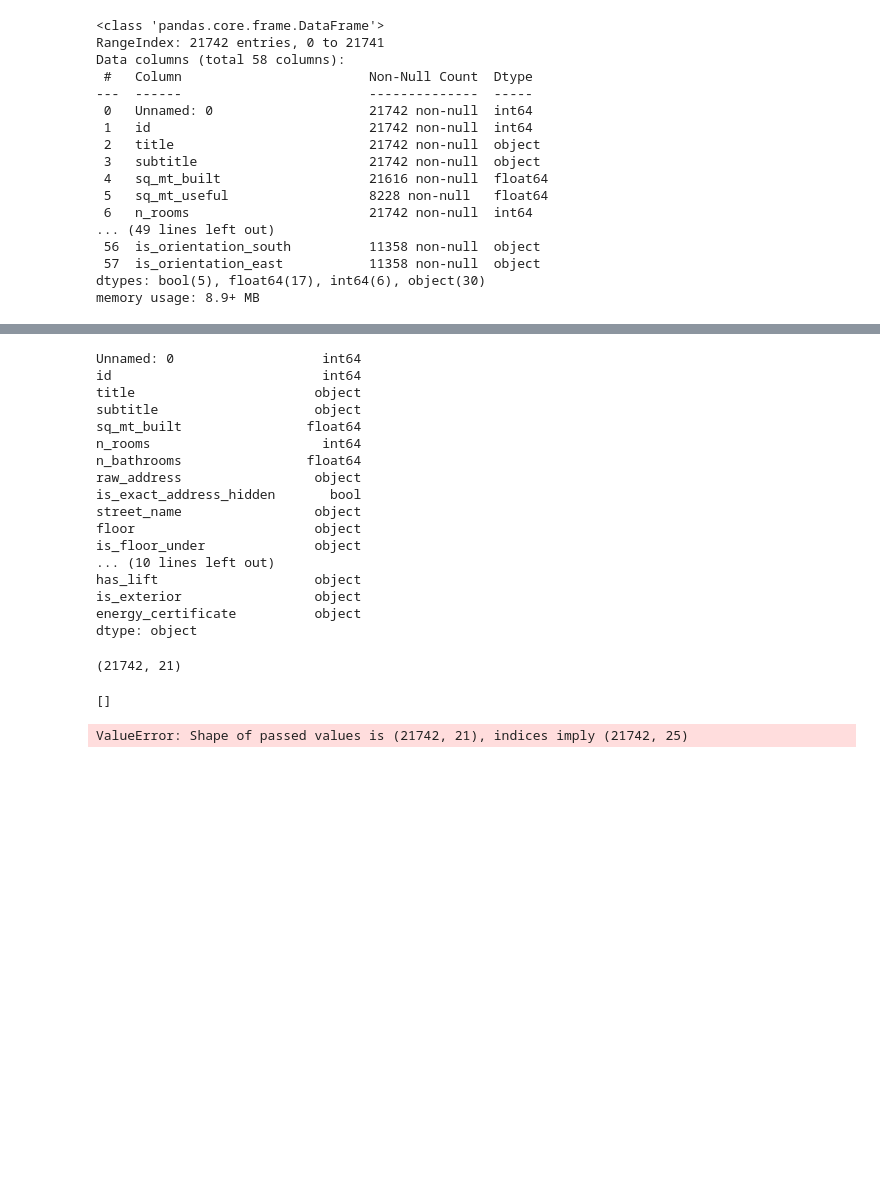
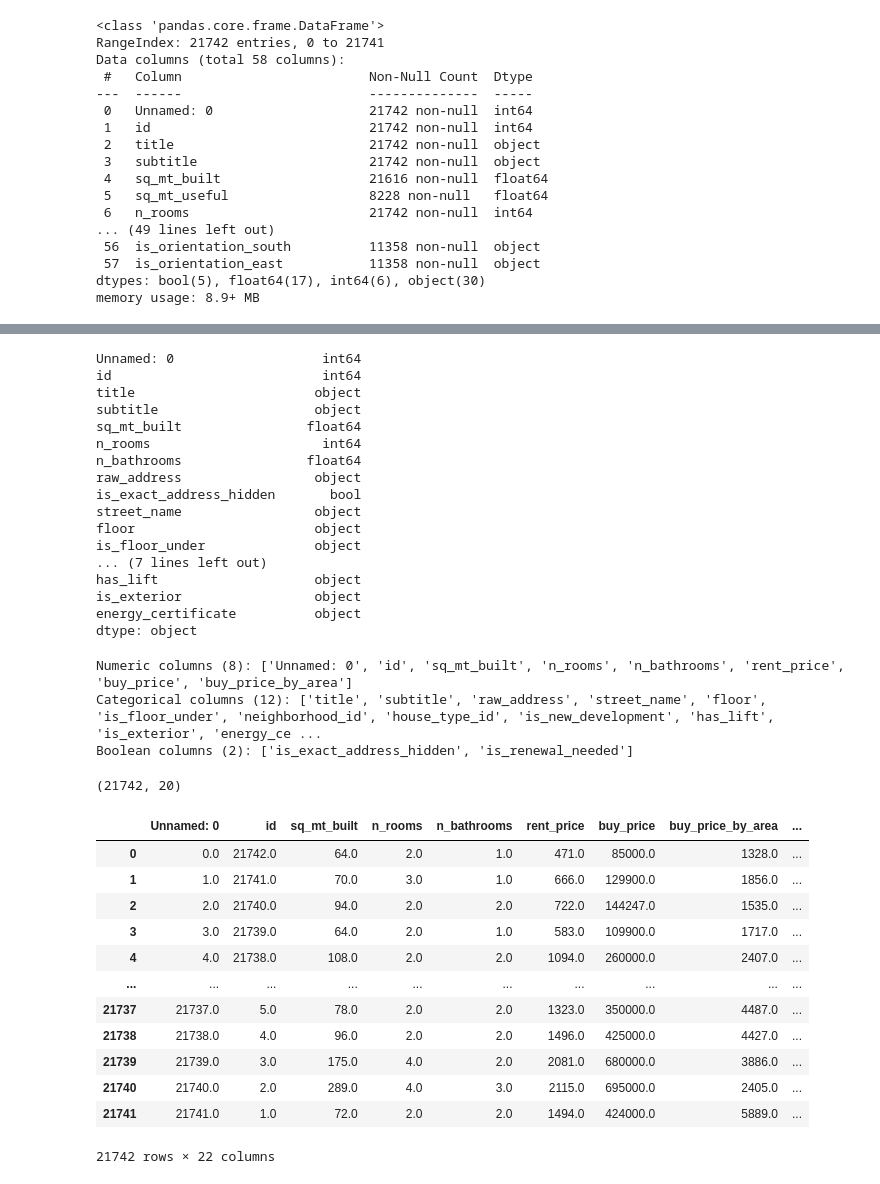
Before and after one commit to helio-aubrun/apartment-hunter, a Jupyter notebook: nett.ipynb, the cells around one changed output, grey strips where cells are left out. Cells and saved outputs as stored; diff of their text form; code cells hidden in the pictures; blank space fills up the shorter version.

```diff
--- a/nett.ipynb
+++ b/nett.ipynb
@@ -97,6 +97,8 @@ dtypes: bool(5), float64(17), int64(6), object(30)
 memory usage: 8.9+ MB
 # %%
 df.drop(["sq_mt_useful", "n_floors", "sq_mt_allotment", "latitude", "longitude", "street_number", "portal", "door", "rent_price_by_area", "built_year", "has_central_heating", "has_individual_heating", "are_pets_allowed", "has_ac", "has_fitted_wardrobes", "has_ac", "has_garden", "has_pool", "has_terrace", "has_balcony", "has_storage_room", "is_furnished", "is_kitchen_equipped", "is_accessible", "has_green_zones", "has_parking", "has_private_parking", "has_public_parking", "is_parking_included_in_price", "parking_price", "is_orientation_north", "is_orientation_west", "is_orientation_south", "is_orientation_east"], axis=1, inplace=True)
+# %%
+df = df.loc[:, df.nunique() > 1]
 # %%
 df.info()
 # %% [output]
@@ -132,14 +134,24 @@ is_exact_address_hidden       bool
 street_name                 object
 floor                       object
 is_floor_under              object
-... (10 lines left out)
+... (7 lines left out)
 has_lift                    object
 is_exterior                 object
 energy_certificate          object
 dtype: object
 # %%
-num_cols = df.select_dtypes(include=["float64", "int64"]).columns
-cat_cols = df.select_dtypes(include=["object", "category"]).columns
+# Separate columns by type, excluding boolean columns from preprocessing
+num_cols = df.select_dtypes(include=["float64", "int64"]).columns.tolist()
+cat_cols = df.select_dtypes(include=["object", "category"]).columns.tolist()
+bool_cols = df.select_dtypes(include=["bool"]).columns.tolist()
+
+print(f"Numeric columns ({len(num_cols)}): {num_cols}")
+print(f"Categorical columns ({len(cat_cols)}): {cat_cols}")
+print(f"Boolean columns ({len(bool_cols)}): {bool_cols}")
+# %% [output]
+Numeric columns (8): ['Unnamed: 0', 'id', 'sq_mt_built', 'n_rooms', 'n_bathrooms', 'rent_price', 'buy_price', 'buy_price_by_area']
+Categorical columns (12): ['title', 'subtitle', 'raw_address', 'street_name', 'floor', 'is_floor_under', 'neighborhood_id', 'house_type_id', 'is_new_development', 'has_lift', 'is_exterior', 'energy_ce ...
+Boolean columns (2): ['is_exact_address_hidden', 'is_renewal_needed']
 # %%
 preprocess = ColumnTransformer(
     transformers=[
@@ -150,18 +162,45 @@ preprocess = ColumnTransformer(
 # %%
 preprocess.fit_transform(df).shape
 # %% [output]
-(21742, 21)
+(21742, 20)
-# %%
-[x for x in a if x not in b]
-# %% [output]
-[]
 # %%
+# Ensure num_cols and cat_cols are properly defined
+num_cols = df.select_dtypes(include=["float64", "int64"]).columns.tolist()
+cat_cols = df.select_dtypes(include=["object", "category"]).columns.tolist()
+
+# Create a DataFrame with only the columns to be imputed
+columns_to_impute = num_cols + cat_cols
+df_to_impute = df[columns_to_impute]
+
+# Apply the imputation
+imputed_array = preprocess.fit_transform(df_to_impute)
+
+# Create DataFrame with the imputed data
 df_imputed = pd.DataFrame(
-    preprocess.fit_transform(df),
-    columns=list(num_cols) + list(cat_cols) + ["is_exact_address_hidden","is_rent_price_known","is_buy_price_known","is_renewal_needed"]
+    imputed_array,
+    columns=columns_to_impute
 )
+
+# Add the boolean columns back (they don't need imputation as they have no nulls)
+bool_cols = df.select_dtypes(include=["bool"]).columns.tolist()
+for col in bool_cols:
+    df_imputed[col] = df[col].values
+
+df_imputed
 # %% [output]
+|  | Unnamed: 0 | id | sq_mt_built | n_rooms | n_bathrooms | rent_price | buy_price | buy_price_by_area | ... |
+| 0 | 0.0 | 21742.0 | 64.0 | 2.0 | 1.0 | 471.0 | 85000.0 | 1328.0 | ... |
+| 1 | 1.0 | 21741.0 | 70.0 | 3.0 | 1.0 | 666.0 | 129900.0 | 1856.0 | ... |
+| 2 | 2.0 | 21740.0 | 94.0 | 2.0 | 2.0 | 722.0 | 144247.0 | 1535.0 | ... |
+| 3 | 3.0 | 21739.0 | 64.0 | 2.0 | 1.0 | 583.0 | 109900.0 | 1717.0 | ... |
+| 4 | 4.0 | 21738.0 | 108.0 | 2.0 | 2.0 | 1094.0 | 260000.0 | 2407.0 | ... |
+| ... | ... | ... | ... | ... | ... | ... | ... | ... | ... |
+| 21737 | 21737.0 | 5.0 | 78.0 | 2.0 | 2.0 | 1323.0 | 350000.0 | 4487.0 | ... |
+| 21738 | 21738.0 | 4.0 | 96.0 | 2.0 | 2.0 | 1496.0 | 425000.0 | 4427.0 | ... |
+| 21739 | 21739.0 | 3.0 | 175.0 | 4.0 | 2.0 | 2081.0 | 680000.0 | 3886.0 | ... |
+| 21740 | 21740.0 | 2.0 | 289.0 | 4.0 | 3.0 | 2115.0 | 695000.0 | 2405.0 | ... |
+| 21741 | 21741.0 | 1.0 | 72.0 | 2.0 | 2.0 | 1494.0 | 424000.0 | 5889.0 | ... |
-ValueError: Shape of passed values is (21742, 21), indices imply (21742, 25)
+21742 rows × 22 columns
 # %%
 df_imputed.info()
 # %% [output]
```
Also changed, not shown: parts of 2 cells of this notebook.
